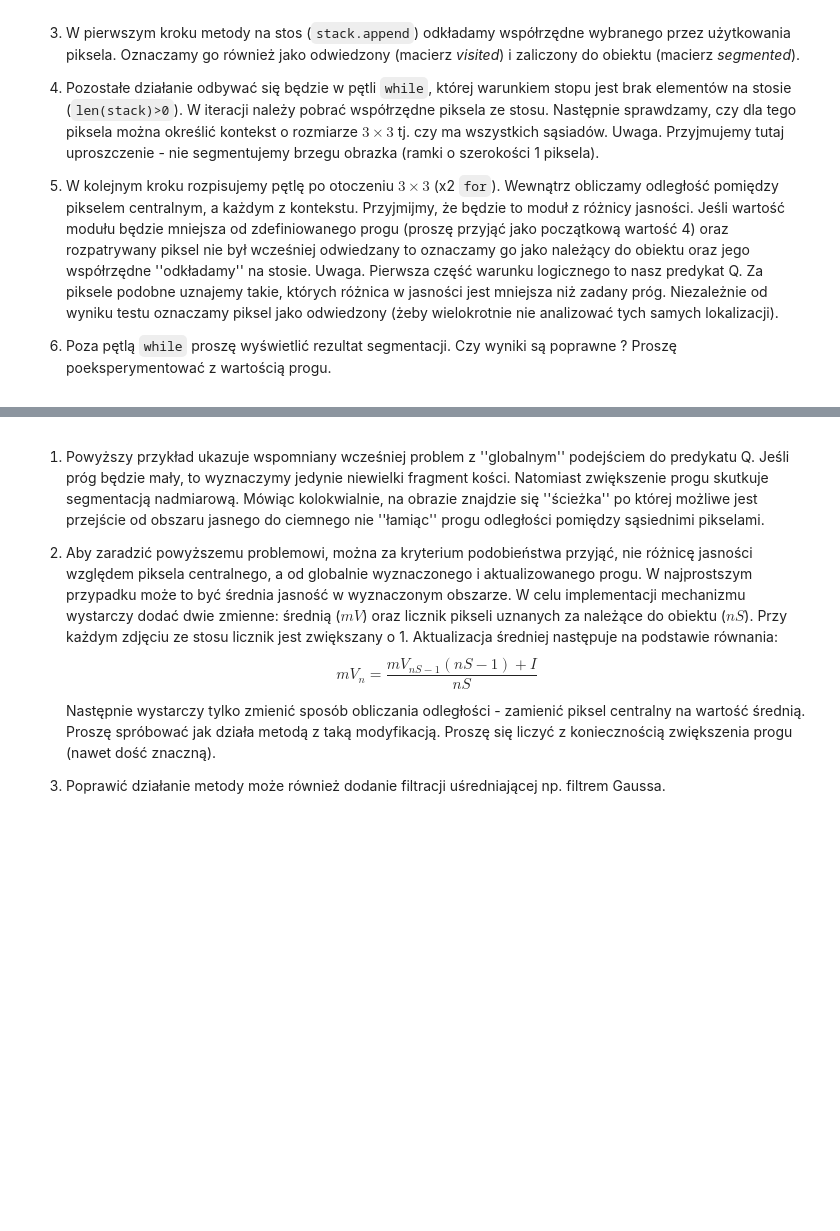
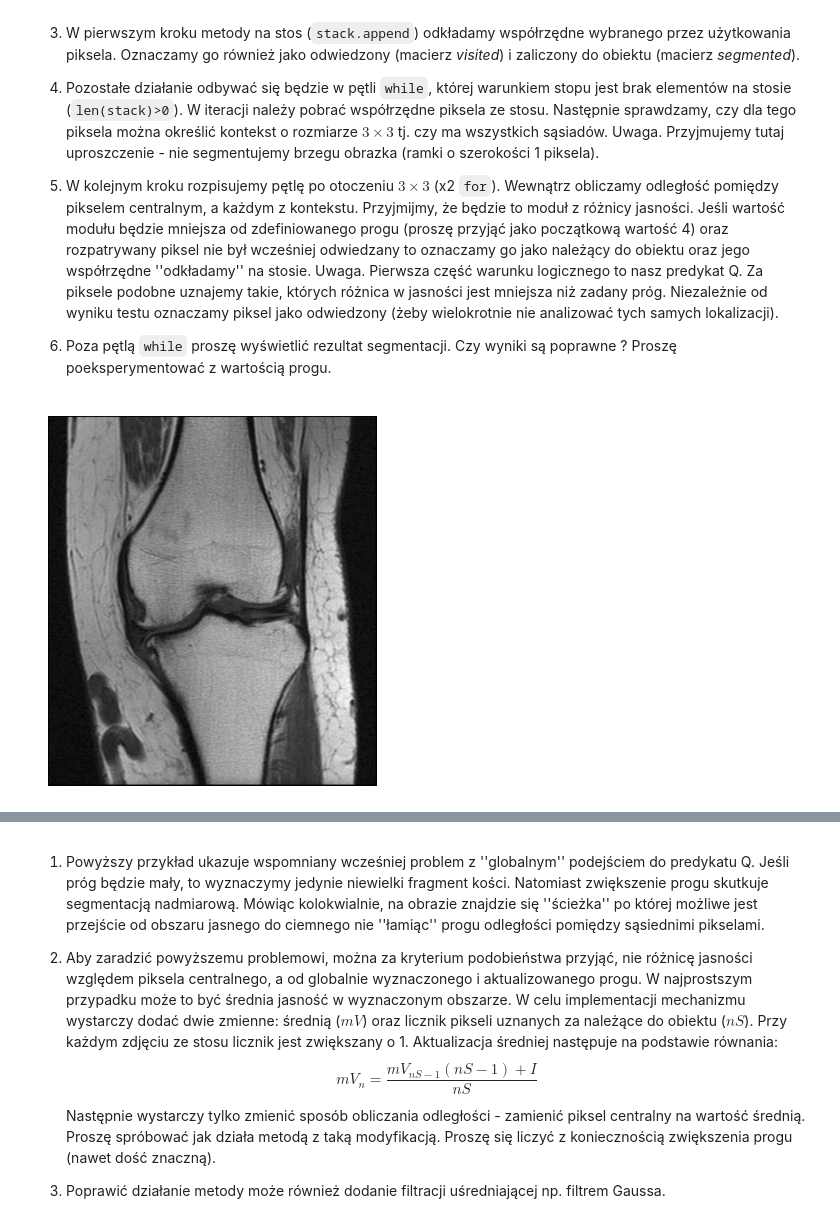
Before and after one commit to tostafin/image-processing-labs, a Jupyter notebook: lab5/12_segmentation.ipynb, the cells around one changed output, grey strips where cells are left out. Cells and saved outputs as stored; diff of their text form; code cells hidden in the pictures; blank space fills up the shorter version.

```diff
--- a/lab5/12_segmentation.ipynb
+++ b/lab5/12_segmentation.ipynb
@@ -104,15 +104,25 @@ Y = 259
 # %%
 import os
 import cv2
 import matplotlib.pyplot as plt
 import numpy as np
 import os
 import requests
 
 url = 'https://raw.githubusercontent.com/vision-agh/poc_sw/master/12_Segmentation/'
 
 fileNames = ["knee.png", "umbrella.png"]
 for fileName in fileNames:
   if not os.path.exists(fileName):
       r = requests.get(url + fileName, allow_redirects=True)
       open(fileName, 'wb').write(r.content)
+
+I_knee = cv2.imread("knee.png", cv2.IMREAD_GRAYSCALE)
+
+fig, ax = plt.subplots()
+ax.axis("off")
+ax.imshow(I_knee, "gray")
+
+plt.show()
+# %% [output]
+[figure, added]
```
Also changed, not shown: parts of 8 cells of this notebook.
